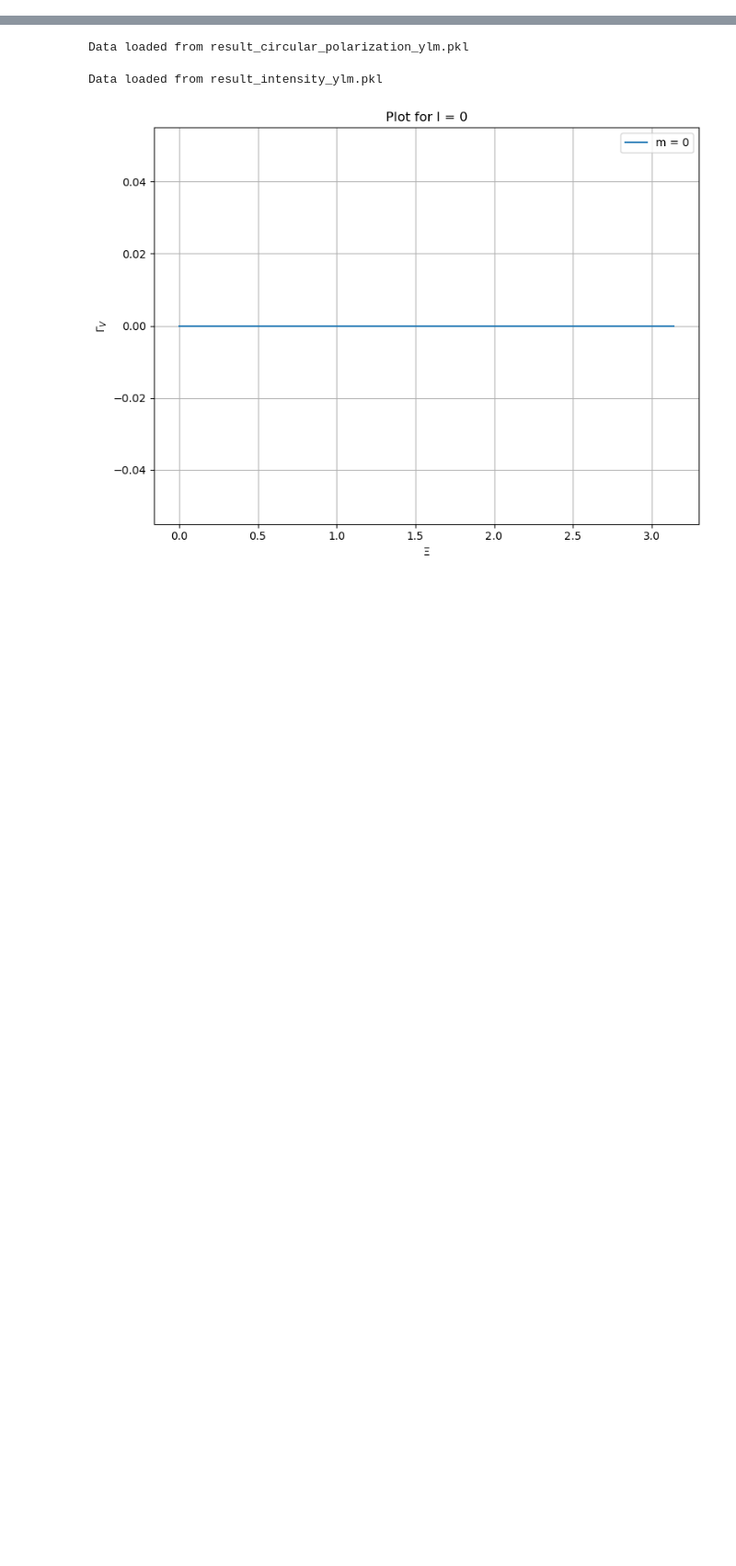
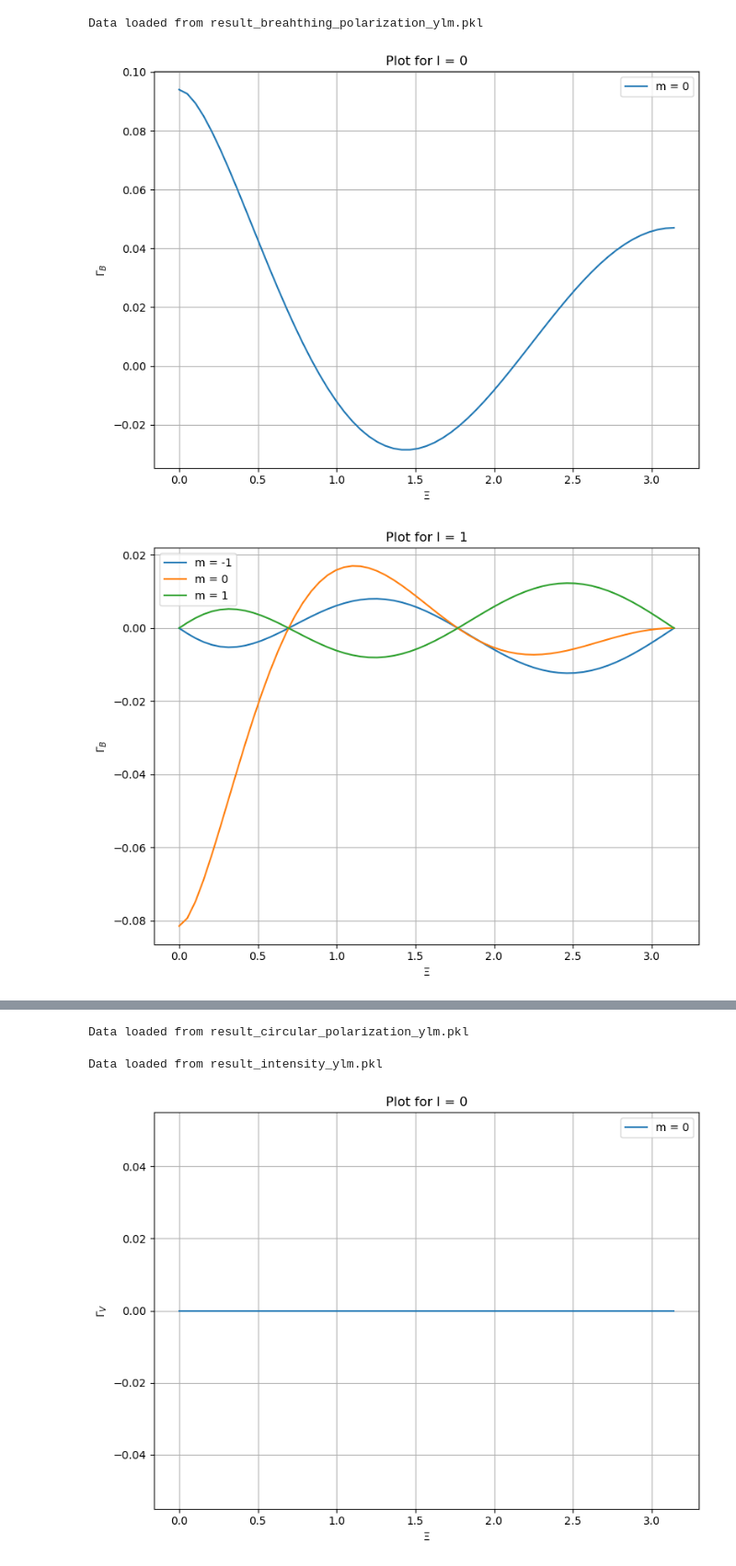
Before and after one commit to shturman99/PTA_circular-polarization, a Jupyter notebook: HD_curve.ipynb, the cells around one changed output, grey strips where cells are left out. Shown: that part at 92% size. Drawn from its saved outputs; the diff is of its cells as text; code cells hidden in the pictures; blank space fills up the shorter version.

Commit message:
added breathing mode (need to correct it )

```diff
--- a/HD_curve.ipynb
+++ b/HD_curve.ipynb
@@ -16,23 +16,33 @@ def trigonometric_cache(theta, phi):
 def pulsar_geometry_terms(xvec, theta, phi, trig_cache):
     s_theta, c_theta, s_phi, c_phi = trig_cache
 
+
+    #notice sign of basis
     omega_hat = np.array([s_theta * c_phi, s_theta * s_phi, c_theta])
     m_hat = np.array([s_phi, -c_phi, 0])
     n_hat = np.array([c_theta * c_phi, c_theta * s_phi, -s_theta])
 
     e_plus = np.outer(m_hat, m_hat) - np.outer(n_hat, n_hat)
     e_cross = np.outer(m_hat, n_hat) + np.outer(n_hat, m_hat)
+    e_breathing = np.outer(n_hat,n_hat)-np.outer(m_hat,m_hat)
+    e_logitudinal = np.sqrt(2) * np.outer(omega_hat,omega_hat)
+    e_x_longitudional = np.outer(n_hat,omega_hat)+np.outer(omega_hat,n_hat)
+    e_y_longitudional = np.outer(m_hat,omega_hat)+np.outer(omega_hat,m_hat)
 
     pulsar = 0.5 * np.outer(xvec, xvec)
 
     f_plus = np.dot(e_plus, pulsar)
     f_cross = np.dot(e_cross, pulsar)
+    f_breathing = np.dot(e_breathing, pulsar)
+    f_logitudinal = np.dot(e_logitudinal, pulsar)
+    f_x_longitudional = np.dot(e_x_longitudional, pulsar)
+    f_y_longitudional = np.dot(e_y_longitudional, pulsar)
+
 
     denom = 1 + np.dot(omega_hat, xvec) + 1e-10  # Avoid division by zero
 
     d_plus = np.trace(f_plus / denom)
     d_cross = np.trace(f_cross / denom)
+    d_breathing = np.trace(f_breathing/denom)
 
-    factor = d_plus ** 2 + d_cross ** 2
-
-    return d_plus, d_cross, factor
+    return d_plus, d_cross,d_breathing
@@ -75,0 +197,10 @@ xve2 = [np.array([np.sin(xi), 0, np.cos(xi)]) for xi in Xi]
+# %%
+# Define the filename for saving the result of breathing
+filename1 = 'result_breahthing_polarization_ylm.pkl'
+
+bmode=integral_calculation("breathing",filename1)
+plot_ylm(bmode,Xi,r"$\Gamma_B$")
+# %% [output]
+Data loaded from result_breahthing_polarization_ylm.pkl
+[figure, added]
+[figure, added]
```
Also changed, not shown: parts of 13 cells of this notebook, 9 other files.
